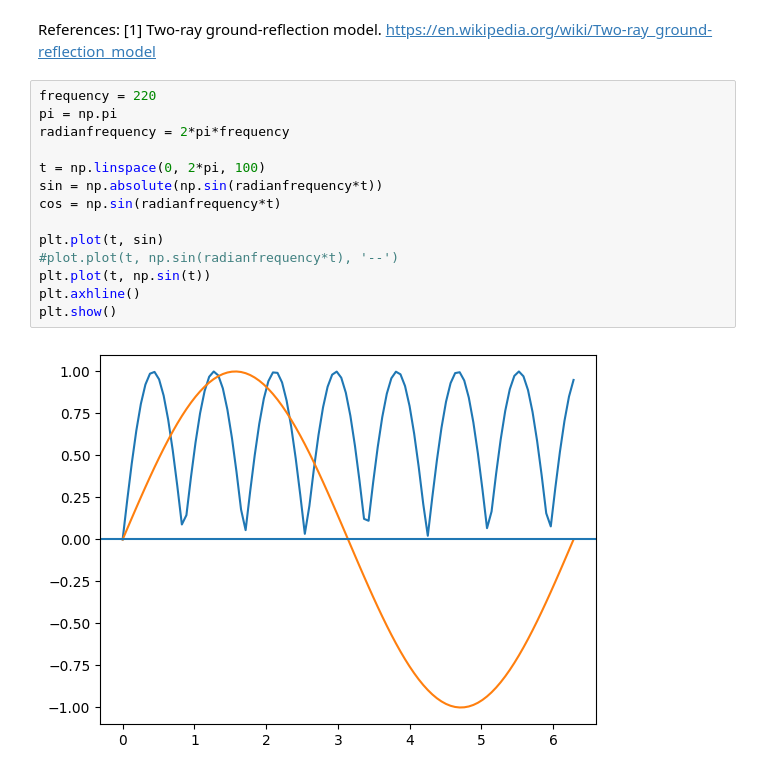
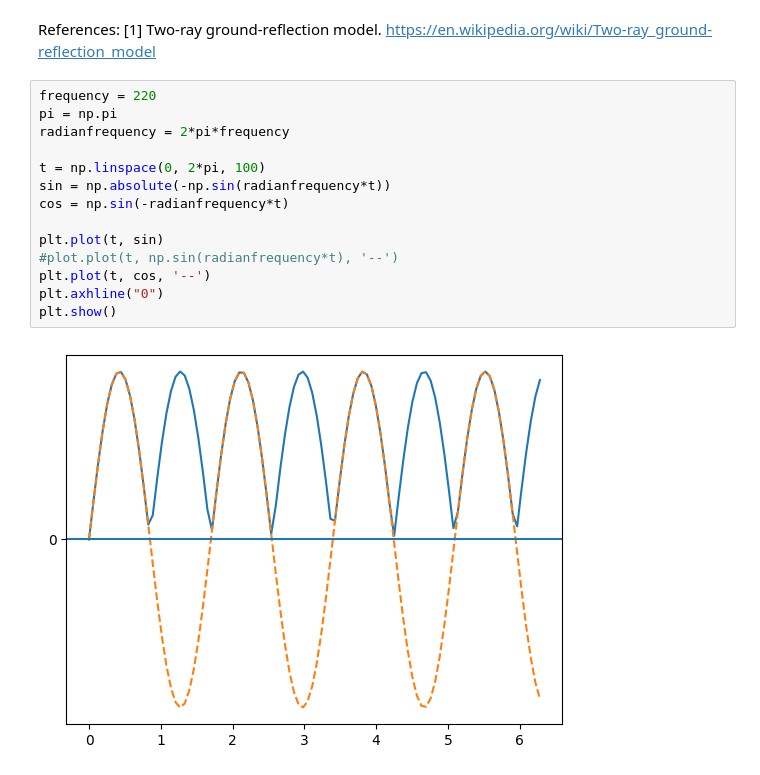
Before and after one commit to emifred/SignalProcessing-Project1, a Jupyter notebook: Untitled.ipynb, the cells around one changed output. Saved outputs shown, nothing was run; the diff lists cells and outputs as text.

```diff
--- a/Untitled.ipynb
+++ b/Untitled.ipynb
@@ -200,16 +181,16 @@ References:
 # %%
 frequency = 220
 pi = np.pi
 radianfrequency = 2*pi*frequency
 
 t = np.linspace(0, 2*pi, 100)
-sin = np.absolute(np.sin(radianfrequency*t))
-cos = np.sin(radianfrequency*t)
+sin = np.absolute(-np.sin(radianfrequency*t))
+cos = np.sin(-radianfrequency*t)
 
 plt.plot(t, sin)
 #plot.plot(t, np.sin(radianfrequency*t), '--')
-plt.plot(t, np.sin(t))
-plt.axhline()
+plt.plot(t, cos, '--')
+plt.axhline("0")
 plt.show()
 # %% [output]
-[figure, old version]
+[figure, new version]
```
Also changed, not shown: parts of 8 cells of this notebook.
